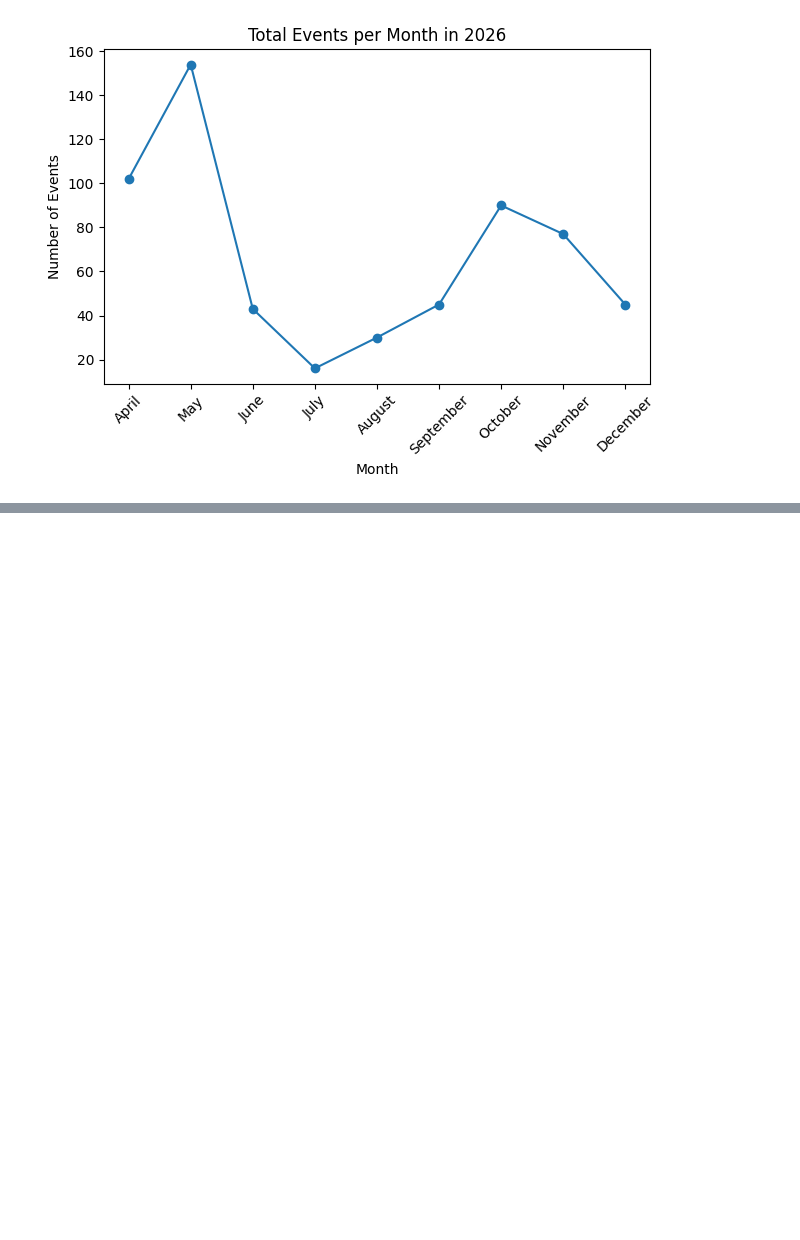
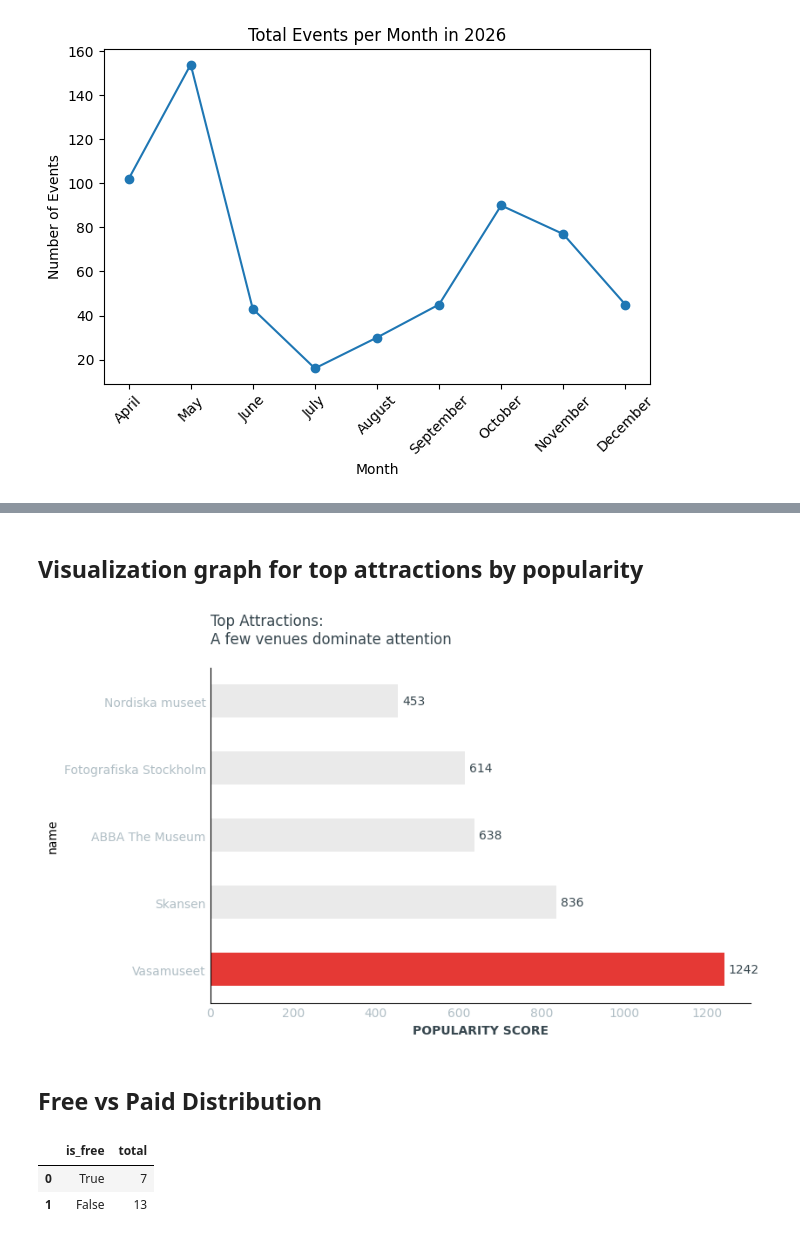
Before and after one commit to LisaYllander92/Visualization_project, a Jupyter notebook: eda/eda_dennis.ipynb, the cells around one changed output, grey strips where cells are left out. Saved outputs shown, nothing was run; the diff lists cells and outputs as text; code cells hidden in the pictures; blank space fills up the shorter version.

```diff
--- a/eda/eda_dennis.ipynb
+++ b/eda/eda_dennis.ipynb
@@ -437,0 +495,3 @@ plt.show()
+# %%
+con = duckdb.connect()
+con.register("events", df)  #register table "events"in df for queries
@@ -437,0 +518,63 @@ plt.show()
+# %%
+# Color definitons
+
+GRAY_1 = "#EAEAEA"
+GRAY_2 = "#B0BEC5"
+GRAY_3 = "#37474F"
+
+
+BLUE = "#1E88E5"
+GREEN = "#43A047"
+RED = "#E53935"
+ORANGE = "#FB8C00"
+PURPLE = "#8E24AA"
+# %% [markdown]
+## Visualization graph for top attractions by popularity
+# %%
+df_plot = top_attractions.sort_values("popularity_score")
+
+colors = [GRAY_1]*len(df_plot)
+colors[-1] = RED
+
+ax = df_plot.plot(
+    kind="barh",
+    x="name",
+    y="popularity_score",
+    figsize=(8,5),
+    color=colors,
+    legend=False
+)
+
+ax.spines[["top","right"]].set_visible(False)
+ax.tick_params(axis="both", colors=GRAY_2, length=0)
+
+ax.set_xlabel("POPULARITY SCORE", color=GRAY_3, fontweight="bold")
+
+ax.set_title(
+    "Top Attractions:\nA few venues dominate attention",
+    loc="left",
+    color=GRAY_3,
+    pad=20
+)
+
+# labels
+for i, v in enumerate(df_plot["popularity_score"]):
+    ax.text(v + 10, i, f"{v:.0f}", va="center", color=GRAY_3)
+
+ax.invert_yaxis()
+# %% [output]
+[figure, added]
+# %% [markdown]
+## Free vs Paid Distribution
+# %%
+free_vs_paid = con.execute("""
+    SELECT is_free, COUNT(*) as total
+    FROM events
+    GROUP BY is_free
+""").df()
+
+free_vs_paid
+# %% [output]
+|  | is_free | total |
+| 0 | True | 7 |
+| 1 | False | 13 |
```
Also changed, not shown: parts of 14 cells of this notebook.
